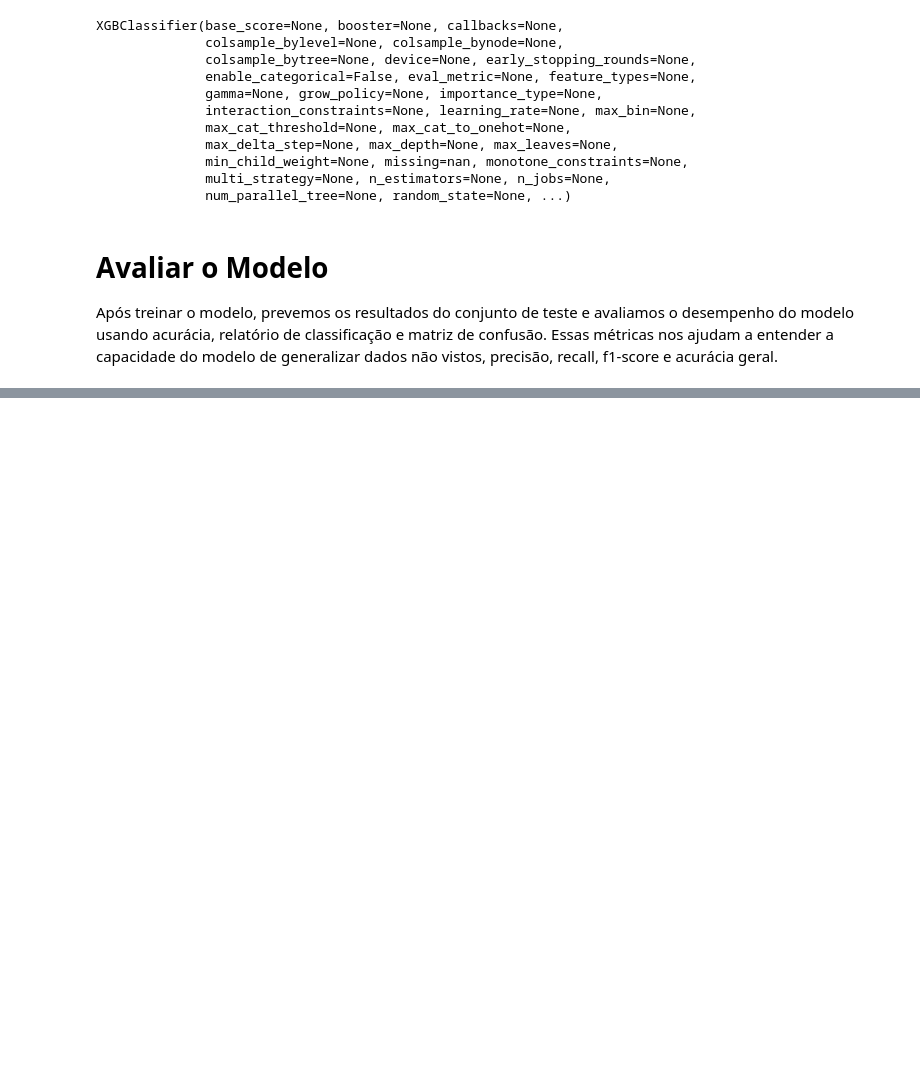
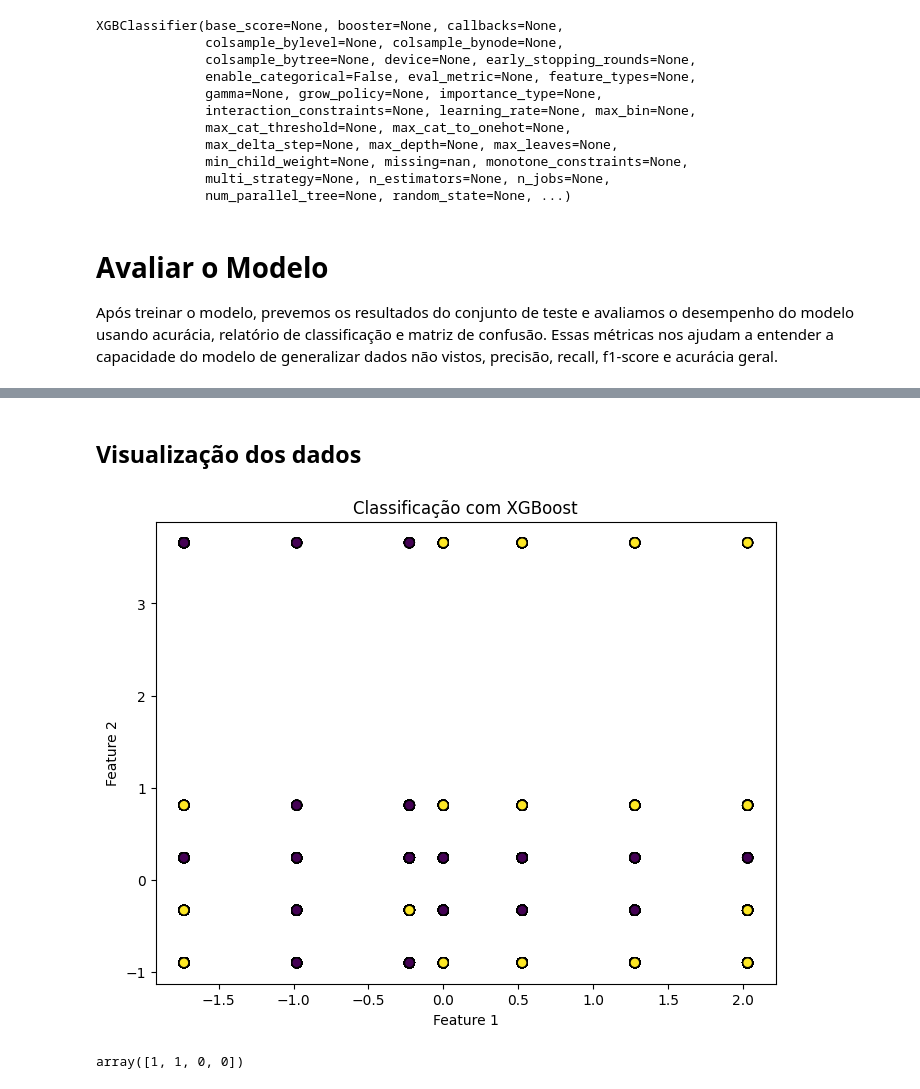
Before and after one commit to dougAlvs/apoio-a-vida, a Jupyter notebook: notebooks/train_model.ipynb, the cells around one changed output, grey strips where cells are left out. Cells and saved outputs as stored; diff of their text form; code cells hidden in the pictures; blank space fills up the shorter version.

```diff
--- a/notebooks/train_model.ipynb
+++ b/notebooks/train_model.ipynb
@@ -84,0 +85,11 @@ Matriz de Confusão:
+# %% [markdown]
+## Visualização dos dados
+# %%
+plt.figure(figsize=(8, 6))
+plt.scatter(X_test[:,0], X_test[:,1],c=y_pred,cmap='viridis', edgecolors='black', s=50)
+plt.title("Classificação com XGBoost")
+plt.xlabel('Feature 1')
+plt.ylabel('Feature 2')
+plt.show()
+# %% [output]
+[figure, added]
@@ -84,0 +115,5 @@ Matriz de Confusão:
+# %%
+y_pred = xgb_clf.predict(x)
+y_pred
+# %% [output]
+array([1, 1, 0, 0])
```
Also changed, not shown: parts of 3 cells of this notebook.
